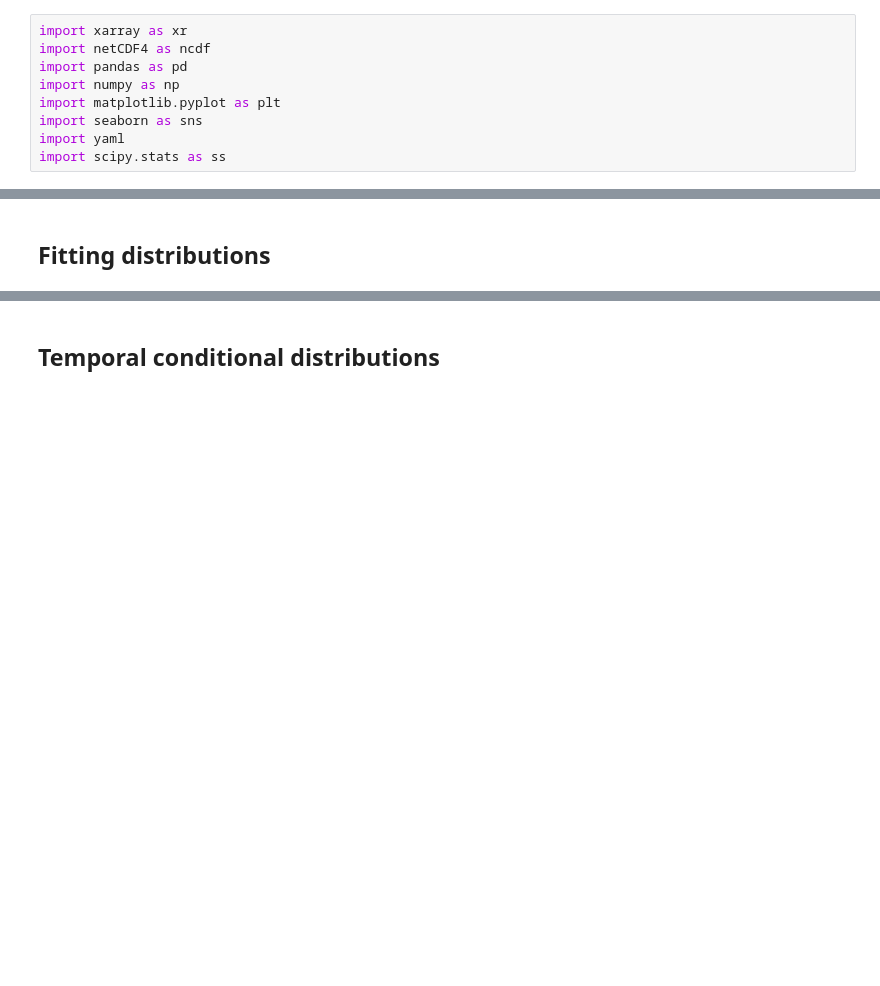
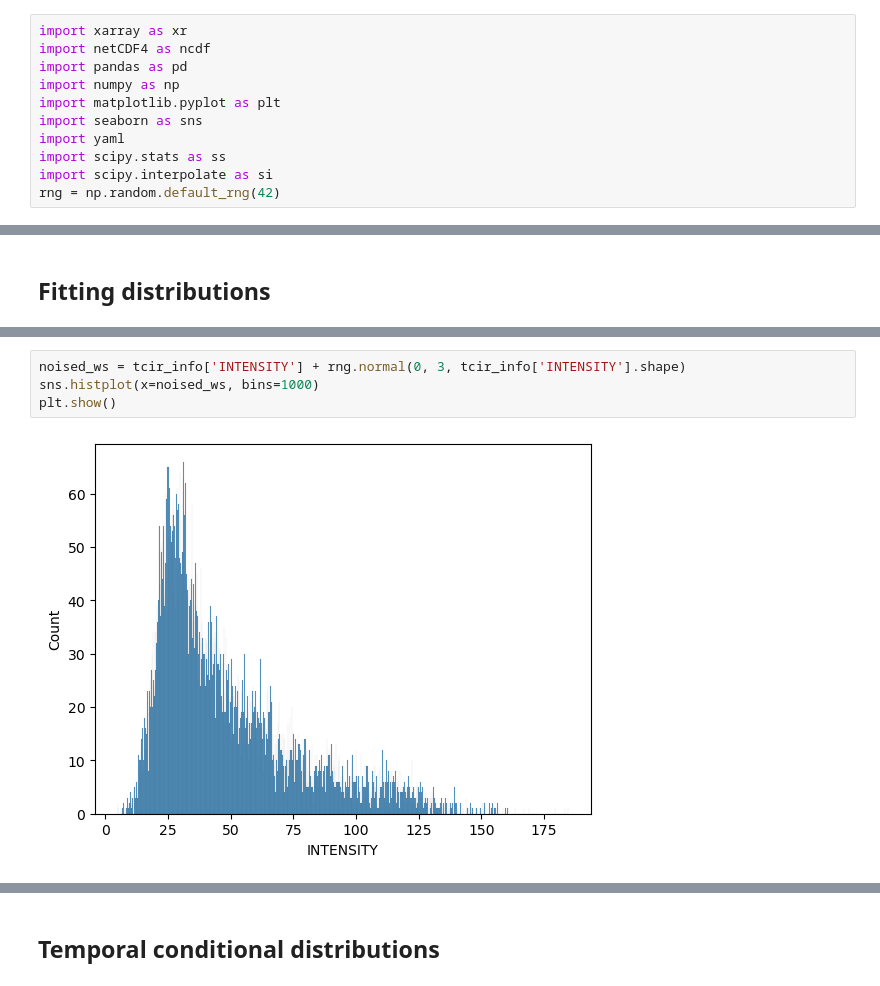
Before and after one commit to dauvillc/tc_probabilistic_forecasting, a Jupyter notebook: notebooks/explore_tcir.ipynb, the cells around one changed output, grey strips where cells are left out. Cells and saved outputs as stored; diff of their text form; blank space fills up the shorter version.

```diff
--- a/notebooks/explore_tcir.ipynb
+++ b/notebooks/explore_tcir.ipynb
@@ -9,6 +9,8 @@ import matplotlib.pyplot as plt
 import seaborn as sns
 import yaml
 import scipy.stats as ss
+import scipy.interpolate as si
+rng = np.random.default_rng(42)
 # %%
 %cd ..
 # %% [output]
@@ -73,0 +120,6 @@ plt.show()
+# %%
+noised_ws = tcir_info['INTENSITY'] + rng.normal(0, 3, tcir_info['INTENSITY'].shape)
+sns.histplot(x=noised_ws, bins=1000)
+plt.show()
+# %% [output]
+[figure, added]
```
Also changed, not shown: parts of 18 cells of this notebook, 2 other files.
